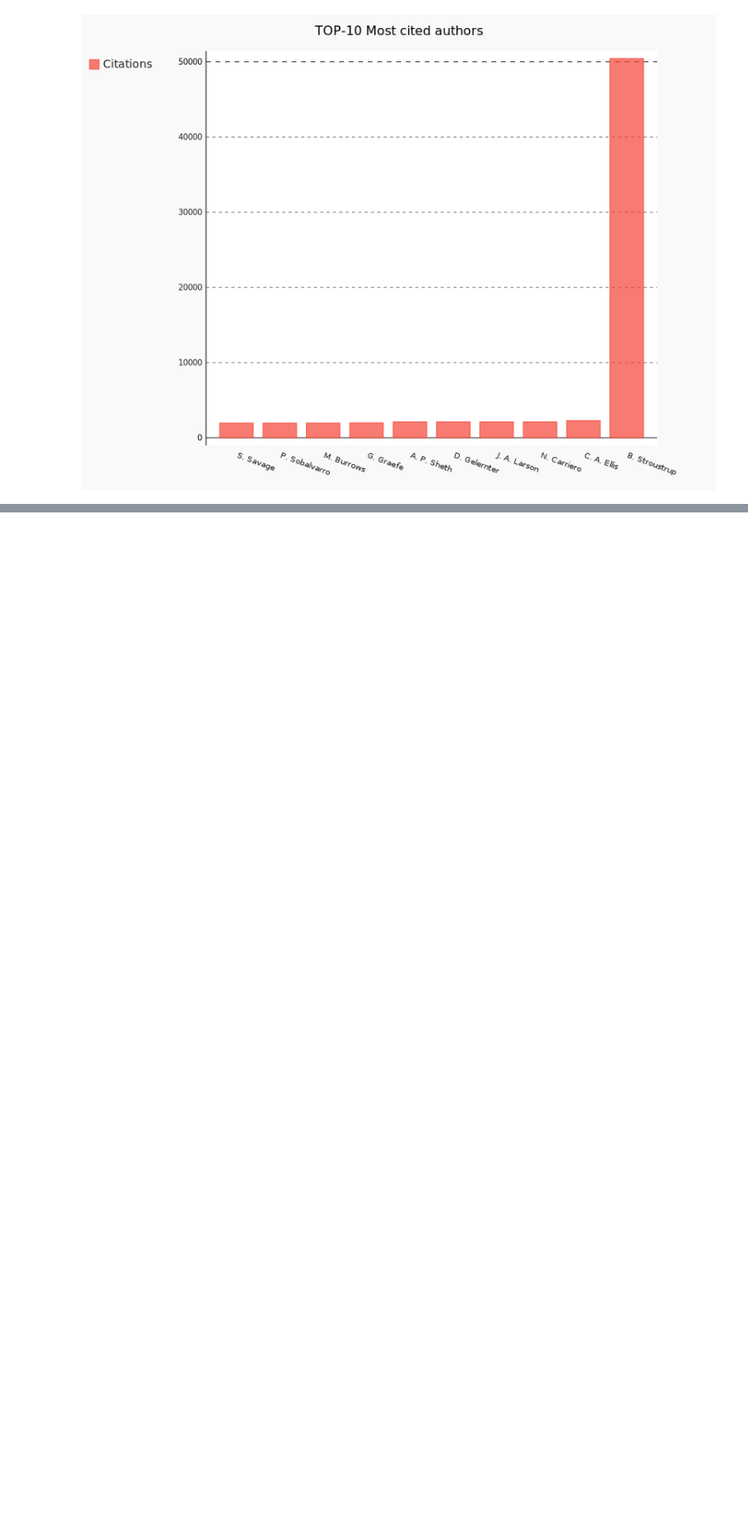
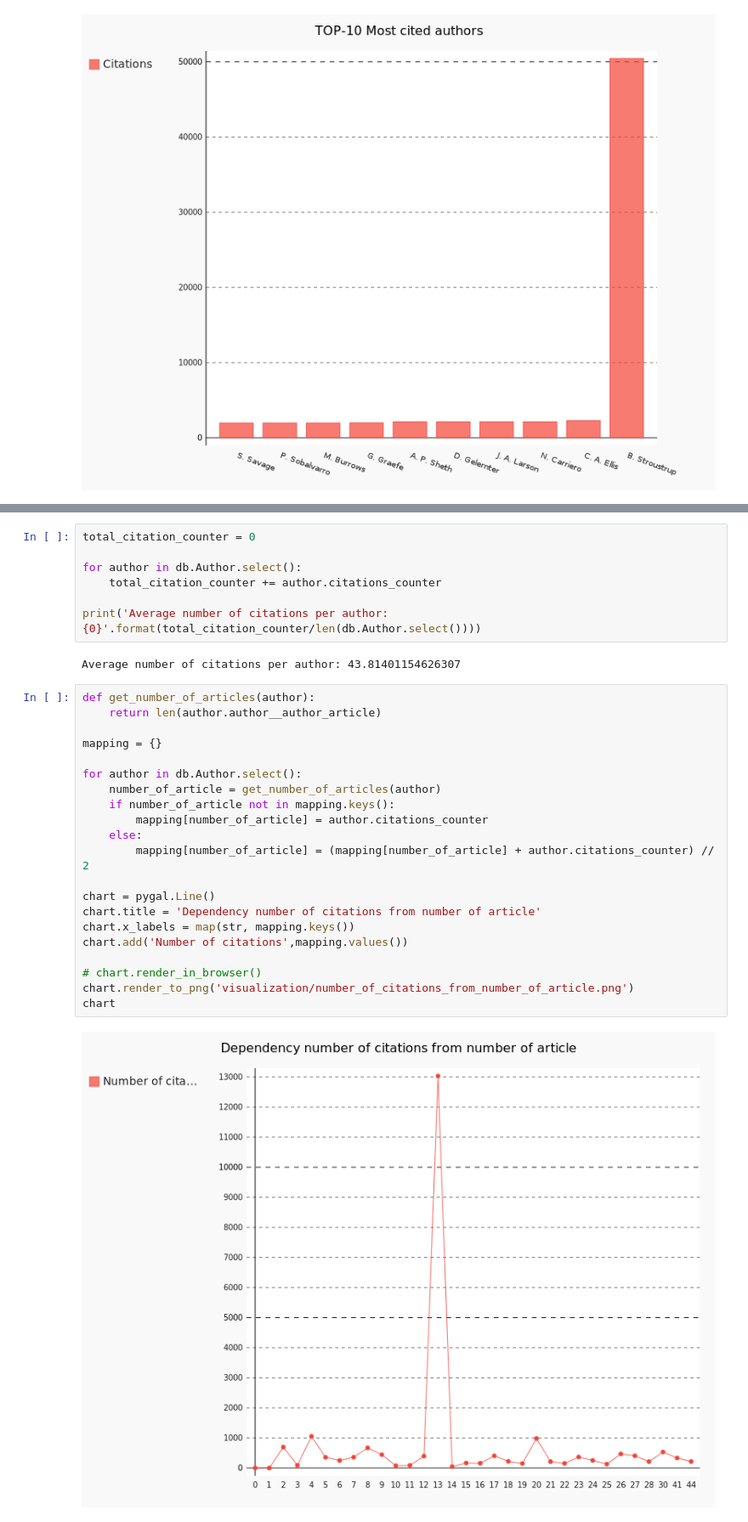
Before and after one commit to FaLArt/Citation-network, a Jupyter notebook: notebook/Analyze. Extra Part. Collecting statistic.ipynb, the cells around one changed output, grey strips where cells are left out. Shown at 85% size. Cells and saved outputs as stored; diff of their text form; blank space fills up the shorter version.

```diff
--- a/notebook/Analyze. Extra Part. Collecting statistic.ipynb
+++ b/notebook/Analyze. Extra Part. Collecting statistic.ipynb
@@ -55,0 +57,32 @@ chart
+# %%
+total_citation_counter = 0
+
+for author in db.Author.select():
+    total_citation_counter += author.citations_counter
+
+print('Average number of citations per author: {0}'.format(total_citation_counter/len(db.Author.select())))
+# %% [output]
+Average number of citations per author: 43.81401154626307
+# %%
+def get_number_of_articles(author):
+    return len(author.author__author_article)
+
+mapping = {}
+
+for author in db.Author.select():
+    number_of_article = get_number_of_articles(author)
+    if number_of_article not in mapping.keys():
+        mapping[number_of_article] = author.citations_counter
+    else:
+        mapping[number_of_article] = (mapping[number_of_article] + author.citations_counter) // 2
+
+chart = pygal.Line()
+chart.title = 'Dependency number of citations from number of article'
+chart.x_labels = map(str, mapping.keys())
+chart.add('Number of citations',mapping.values())
+
+# chart.render_in_browser()
+chart.render_to_png('visualization/number_of_citations_from_number_of_article.png')
+chart
+# %% [output]
+[figure, added]
```
Also changed, not shown: parts of 2 cells of this notebook, 10 other files.
